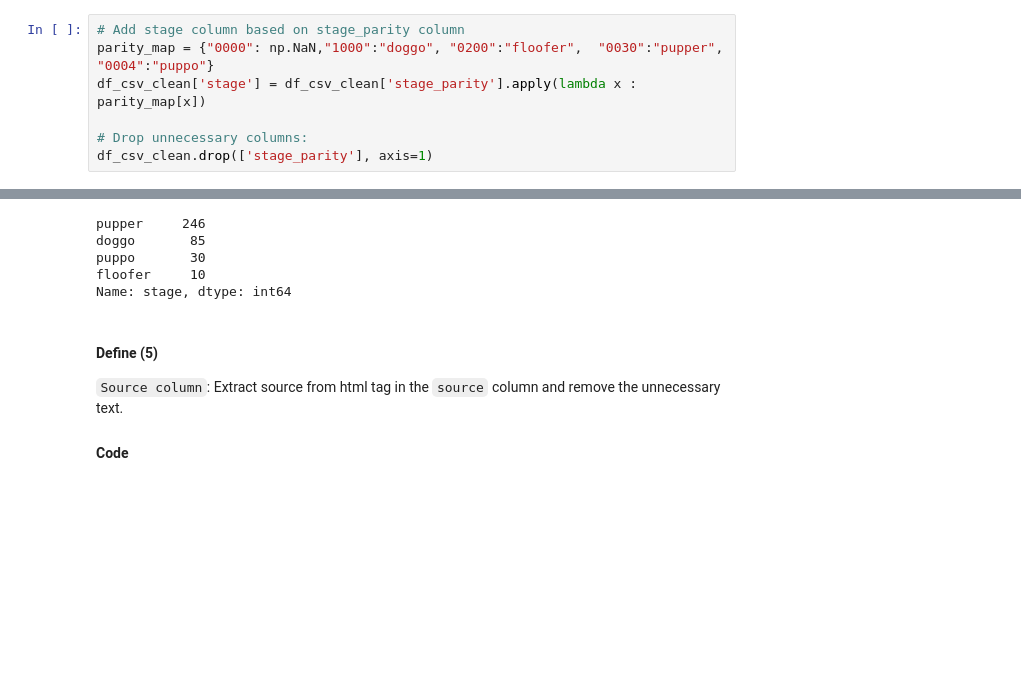
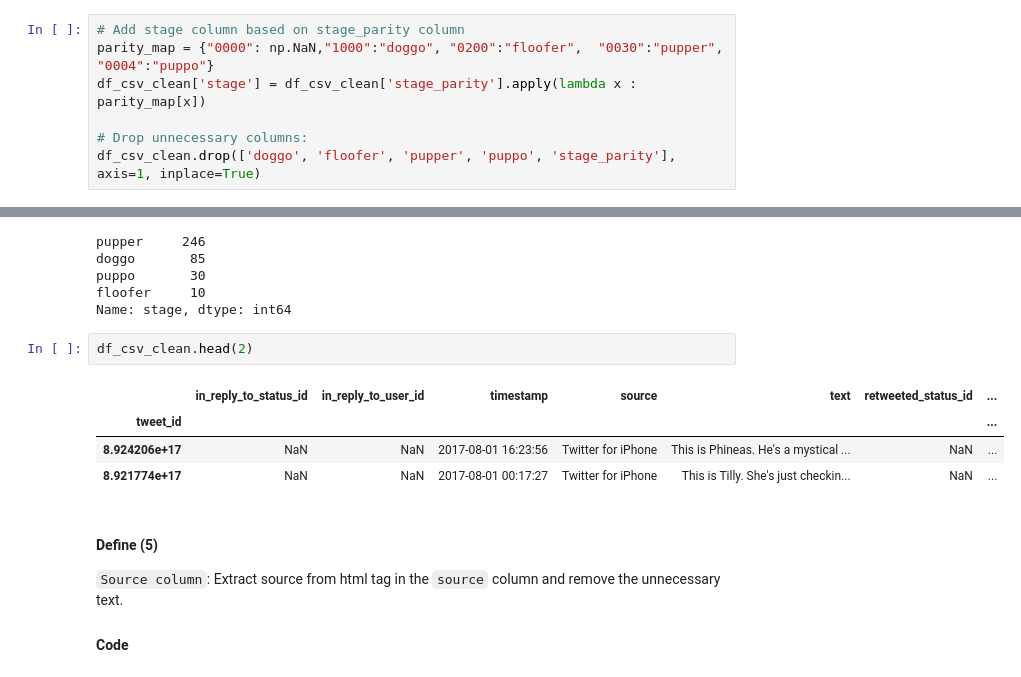
Before and after one commit to hamidkhbl/Twitter_account_data_analysis, a Jupyter notebook: wrangle_act.ipynb, the cells around one changed output, grey strips where cells are left out. Drawn from its saved outputs; the diff is of its cells as text; blank space fills up the shorter version.

Commit message:
Make the clean section more readable

```diff
--- a/wrangle_act.ipynb
+++ b/wrangle_act.ipynb
@@ -605,4 +605,4 @@ parity_map = {"0000": np.NaN,"1000":"doggo", "0200":"floofer",  "0030":"pupper",
 df_csv_clean['stage'] = df_csv_clean['stage_parity'].apply(lambda x : parity_map[x])
 
 # Drop unnecessary columns:
-df_csv_clean.drop(['stage_parity'], axis=1)
+df_csv_clean.drop(['doggo', 'floofer', 'pupper', 'puppo', 'stage_parity'], axis=1, inplace=True)
@@ -636,6 +616,13 @@ doggo       85
 puppo       30
 floofer     10
 Name: stage, dtype: int64
+# %%
+df_csv_clean.head(2)
+# %% [output]
+|  | in_reply_to_status_id | in_reply_to_user_id | timestamp | source | text | retweeted_status_id | ... |
+| tweet_id |  |  |  |  |  |  | ... |
+| 8.924206e+17 | NaN | NaN | 2017-08-01 16:23:56 | Twitter for iPhone | This is Phineas. He's a mystical ... | NaN | ... |
+| 8.921774e+17 | NaN | NaN | 2017-08-01 00:17:27 | Twitter for iPhone | This is Tilly. She's just checkin... | NaN | ... |
 # %% [markdown]
 #### Define (5)
 `Source column`: Extract source from html tag in the `source` column and remove the unnecessary text.
```
Also changed, not shown: parts of 1 cell of this notebook.
